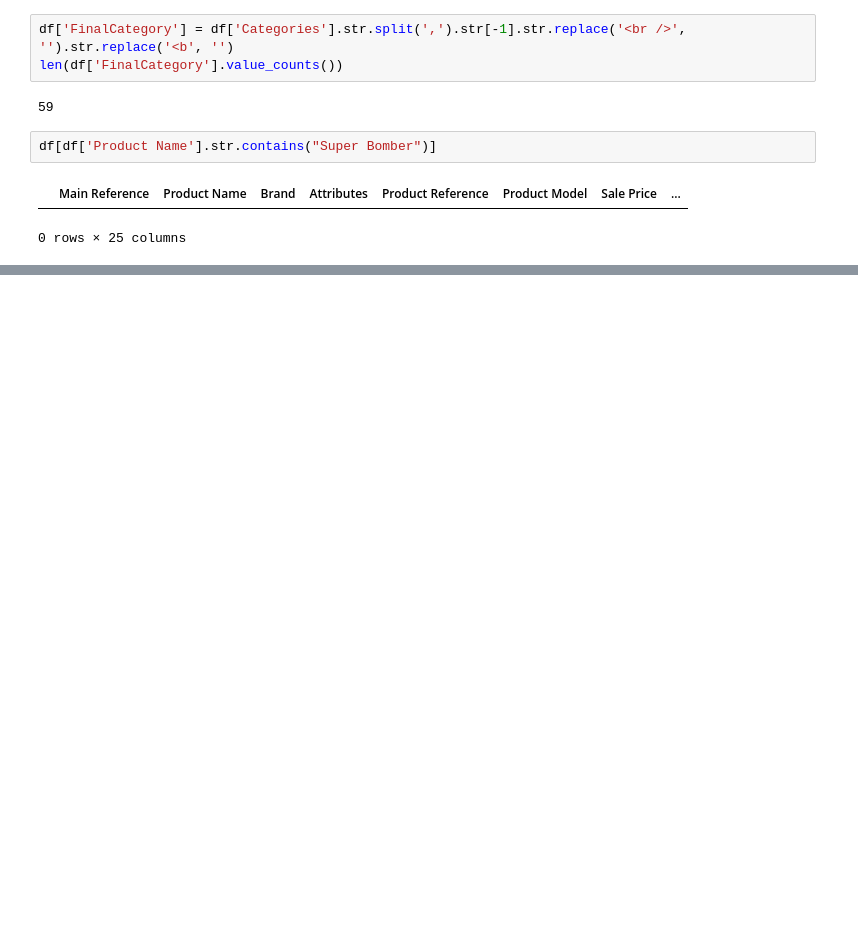
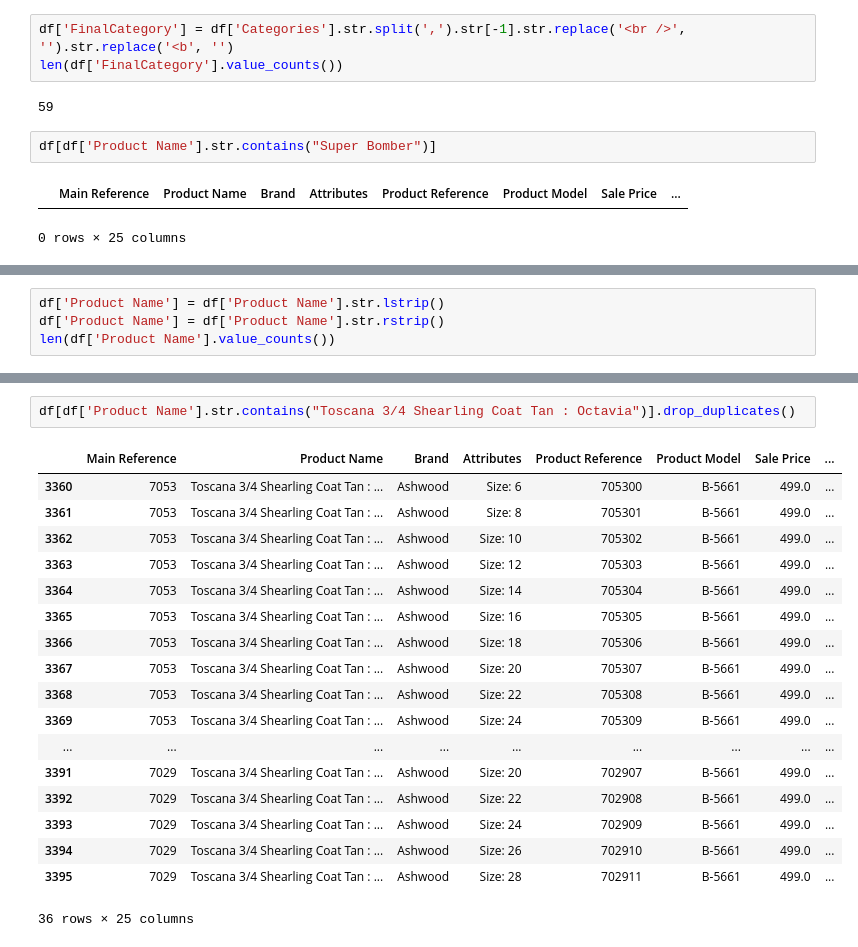
Before and after one commit to JatinArutla/sales-analysis-leather-company, a Jupyter notebook: product_category_temp.ipynb, the cells around one changed output, grey strips where cells are left out. Drawn from its saved outputs; the diff is of its cells as text; blank space fills up the shorter version.

```diff
--- a/product_category_temp.ipynb
+++ b/product_category_temp.ipynb
@@ -32,0 +29,4 @@ len(df['Product Name'].unique())
+# %%
+df['Product Name'] = df['Product Name'].str.lstrip()
+df['Product Name'] = df['Product Name'].str.rstrip()
+len(df['Product Name'].value_counts())
@@ -32,0 +51,21 @@ len(df['Product Name'].unique())
+# %%
+df[df['Product Name'].str.contains("Toscana 3/4 Shearling Coat Tan : Octavia")].drop_duplicates()
+# %% [output]
+|  | Main Reference | Product Name | Brand | Attributes | Product Reference | Product Model | Sale Price | ... |
+| 3360 | 7053 | Toscana 3/4 Shearling Coat Tan : ... | Ashwood | Size: 6 | 705300 | B-5661 | 499.0 | ... |
+| 3361 | 7053 | Toscana 3/4 Shearling Coat Tan : ... | Ashwood | Size: 8 | 705301 | B-5661 | 499.0 | ... |
+| 3362 | 7053 | Toscana 3/4 Shearling Coat Tan : ... | Ashwood | Size: 10 | 705302 | B-5661 | 499.0 | ... |
+| 3363 | 7053 | Toscana 3/4 Shearling Coat Tan : ... | Ashwood | Size: 12 | 705303 | B-5661 | 499.0 | ... |
+| 3364 | 7053 | Toscana 3/4 Shearling Coat Tan : ... | Ashwood | Size: 14 | 705304 | B-5661 | 499.0 | ... |
+| 3365 | 7053 | Toscana 3/4 Shearling Coat Tan : ... | Ashwood | Size: 16 | 705305 | B-5661 | 499.0 | ... |
+| 3366 | 7053 | Toscana 3/4 Shearling Coat Tan : ... | Ashwood | Size: 18 | 705306 | B-5661 | 499.0 | ... |
+| 3367 | 7053 | Toscana 3/4 Shearling Coat Tan : ... | Ashwood | Size: 20 | 705307 | B-5661 | 499.0 | ... |
+| 3368 | 7053 | Toscana 3/4 Shearling Coat Tan : ... | Ashwood | Size: 22 | 705308 | B-5661 | 499.0 | ... |
+| 3369 | 7053 | Toscana 3/4 Shearling Coat Tan : ... | Ashwood | Size: 24 | 705309 | B-5661 | 499.0 | ... |
+| ... | ... | ... | ... | ... | ... | ... | ... | ... |
+| 3391 | 7029 | Toscana 3/4 Shearling Coat Tan : ... | Ashwood | Size: 20 | 702907 | B-5661 | 499.0 | ... |
+| 3392 | 7029 | Toscana 3/4 Shearling Coat Tan : ... | Ashwood | Size: 22 | 702908 | B-5661 | 499.0 | ... |
+| 3393 | 7029 | Toscana 3/4 Shearling Coat Tan : ... | Ashwood | Size: 24 | 702909 | B-5661 | 499.0 | ... |
+| 3394 | 7029 | Toscana 3/4 Shearling Coat Tan : ... | Ashwood | Size: 26 | 702910 | B-5661 | 499.0 | ... |
+| 3395 | 7029 | Toscana 3/4 Shearling Coat Tan : ... | Ashwood | Size: 28 | 702911 | B-5661 | 499.0 | ... |
+36 rows × 25 columns
```
Also changed, not shown: parts of 4 cells of this notebook.
